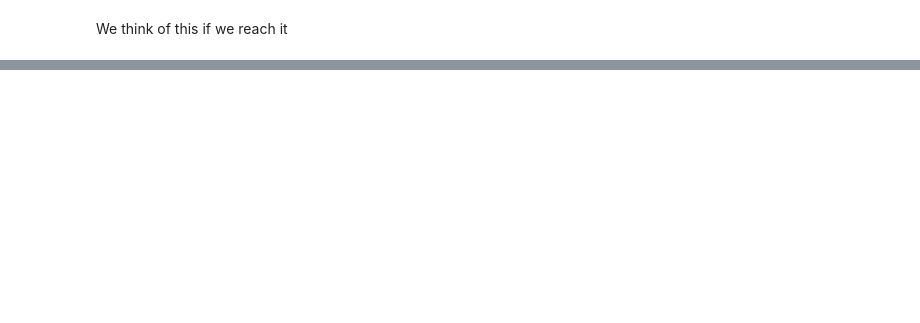
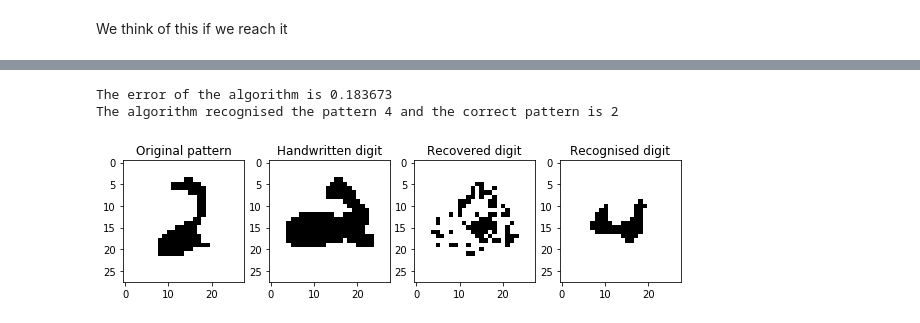
Before and after one commit to mballarin97/Hopfield-project, a Jupyter notebook: Handwritten digits recognition.ipynb, the cells around one changed output, grey strips where cells are left out. Saved outputs shown, nothing was run; the diff lists cells and outputs as text; code cells hidden in the pictures; blank space fills up the shorter version.

```diff
--- a/Handwritten digits recognition.ipynb
+++ b/Handwritten digits recognition.ipynb
@@ -133,0 +177,32 @@ digits_test = np.array(digits_test)
+# %%
+J = MF_coupling(mean_patterns,N)
+# %%
+# Average pattern try
+# It does not work. Look at it if you want. I think patterns are too much similar
+# Also average patterns are not too good.
+idx = np.random.randint(0,9999)
+dgt = label_test[idx]
+
+sys = X_test[idx]
+
+res = montecarlo(J,sys,10,1000)
+
+wrong_pixels = error_im(mean_patterns[dgt],sys)
+assigned_pattern = assign_pattern(mean_patterns,sys)
+
+
+fig, ax = plt.subplots(1,4, figsize=(10,6))
+ax[0].set_title('Original pattern')
+ax[0].imshow(mean_patterns[dgt].reshape(L,L),cmap='Greys')
+ax[1].set_title('Handwritten digit')
+ax[1].imshow(sys.reshape(L,L),cmap='Greys')
+ax[2].set_title('Recovered digit')
+ax[2].imshow(res.reshape(L,L),cmap='Greys')
+ax[3].set_title('Recognised digit')
+ax[3].imshow(mean_patterns[assigned_pattern].reshape(L,L),cmap='Greys')
+print('The error of the algorithm is %f' %(wrong_pixels))
+print('The algorithm recognised the pattern %i and the correct pattern is %i' %(assigned_pattern,dgt))
+# %% [output]
+The error of the algorithm is 0.183673
+The algorithm recognised the pattern 4 and the correct pattern is 2
+[figure, added]
```
Also changed, not shown: parts of 18 cells of this notebook, 1 other file.
